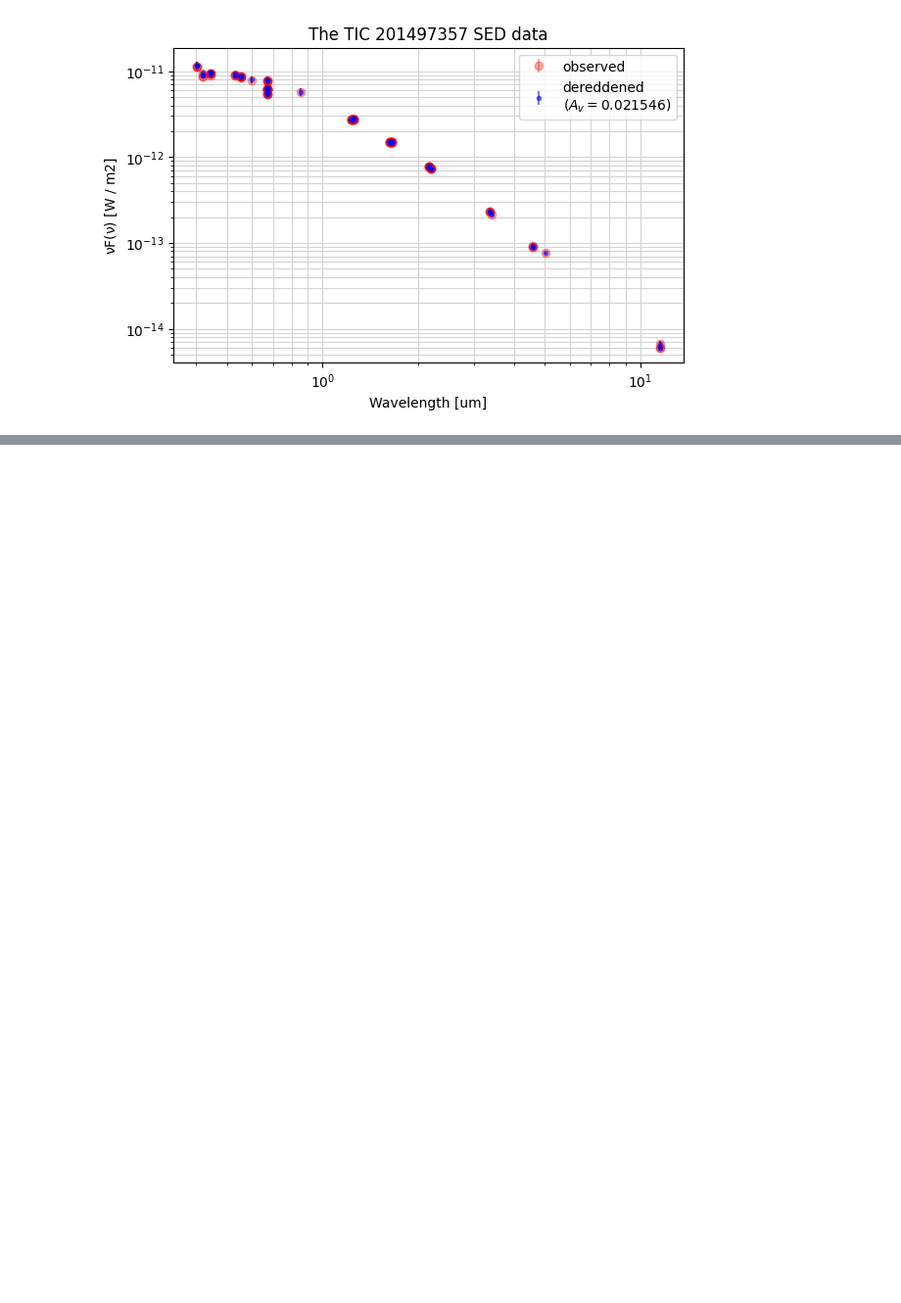
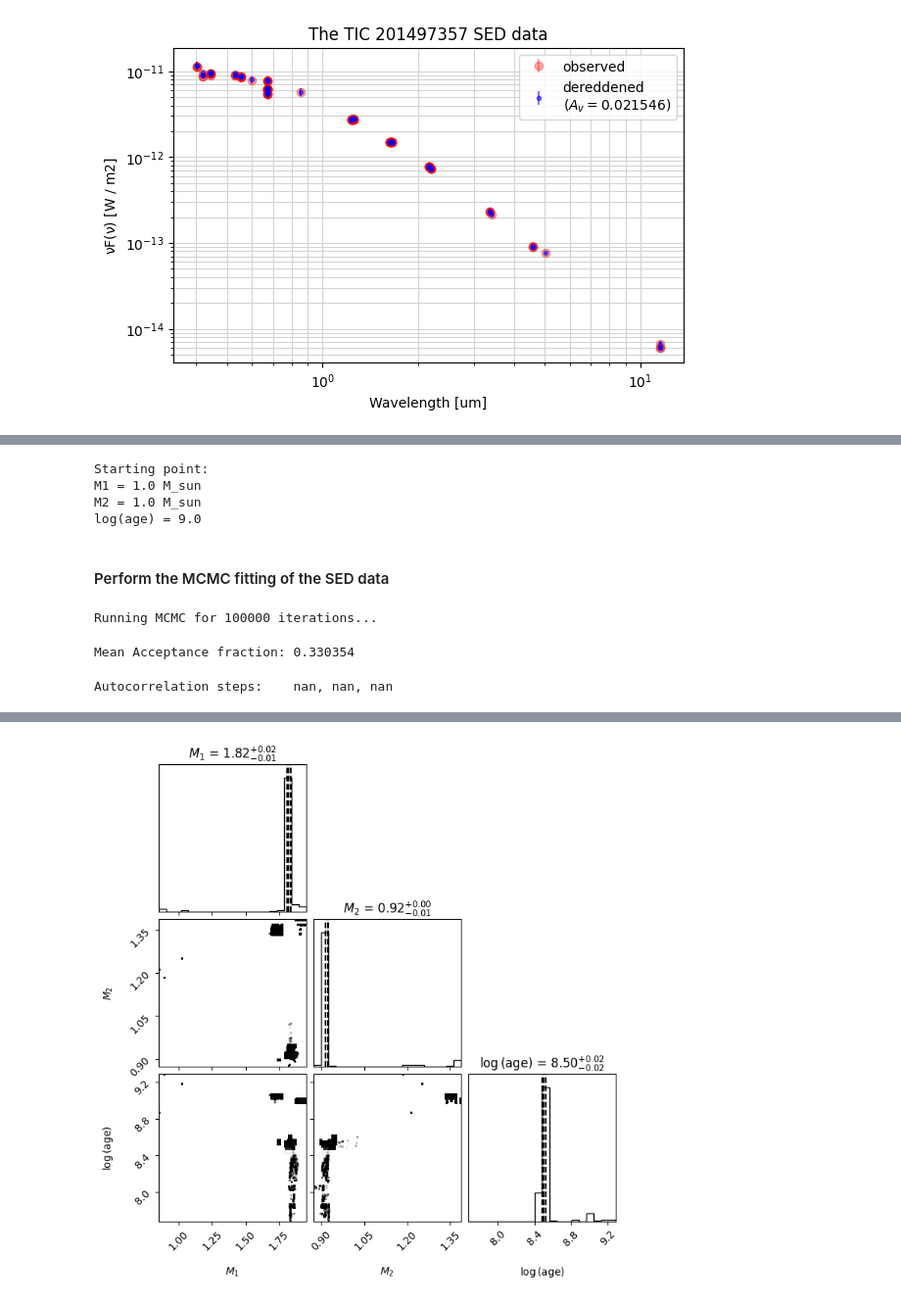
Before and after one commit to SteveOv/modebs, a Jupyter notebook: quick-fit.ipynb, the cells around one changed output, grey strips where cells are left out. Shown at 98% size. Drawn from its saved outputs; the diff is of its cells as text; code cells hidden in the pictures; blank space fills up the shorter version.

Commit message:
added basic MCMC fitting for M1, M2 and log(age)

```diff
--- a/quick-fit.ipynb
+++ b/quick-fit.ipynb
@@ -524 +533,13 @@ lambda over [ 0.25  19.999] um, Teff over [ 2300. 12000.] K and logg over [0. 6.
+# %%
+def newera_model(x, Teff1, Teff2, logg1, logg2):
+    def newera_spectrum(teff, logg):
+        # Find the rows with the nearest Teff
+        teff_best_diff = teff - ne_table["teff"][np.argmin(np.abs(ne_table["teff"] - teff))]
+        teff_mask = (ne_table["teff"] + teff_best_diff == teff) \
+                    | (ne_table["teff"] - teff_best_diff == teff)
+
+        # And select the row with the nearest logg
+        row = ne_table[teff_mask][np.argmin(np.abs(ne_table["logg"][teff_mask] - logg))]
+        return row["flux_interp"](x)
+    return ( newera_spectrum(Teff1, logg1), newera_spectrum(Teff2, logg2) )
 # %% [markdown]
@@ -587,0 +611,8 @@ plt.close(fig)
+# %%
+init_M1, init_M2, init_age = 1.0, 1.0, 9.0
+print(f"Starting point:\nM1 = {init_M1} M_sun\nM2 = {init_M2} M_sun\nlog(age) = {init_age}")
+# %% [output]
+Starting point:
+M1 = 1.0 M_sun
+M2 = 1.0 M_sun
+log(age) = 9.0
@@ -587,0 +640,34 @@ plt.close(fig)
+# %% [markdown]
+#### Perform the MCMC fitting of the SED data
+# %%
+with warnings.catch_warnings(category=RuntimeWarning):
+    warnings.filterwarnings("ignore") #, message="(?:.*)invalid value encountered in scalar subtract")
+    with Pool(processes=None) as pool:
+        print(f"Running MCMC for {niters} iterations...")
+        sampler = emcee.EnsembleSampler(nwalkers, ndim, log_prob_fn=mcmc_sed.ln_prob, kwargs=kwargs, pool=pool)
+        state = sampler.run_mcmc(p0, niters, progress=True)
+# %% [output]
+Running MCMC for 100000 iterations...
+# %%
+accept_frac = np.mean(sampler.acceptance_fraction)
+print(f"Mean Acceptance fraction: {accept_frac:.6f}")
+
+try:
+    # autocorrelation time; steps to effectively "forget" start position
+    tau = sampler.get_autocorr_time()
+    print(f"Autocorrelation steps:   ", ", ".join(f"{t:.3f}" for t in tau))
+except AutocorrError as err:
+    print(f"\033[93m\033[1m{err}\033[0m")
+    tau = err.tau
+# %% [output]
+Mean Acceptance fraction: 0.330354
+Autocorrelation steps:    nan, nan, nan
+# %%
+warm_discard = int(np.mean(np.nan_to_num(tau, copy=True, nan=1000))) * 2
+thin = max(1, int(1 / (1-max(accept_frac, 0.1))))
+
+# thin; every nth step from the chain
+samples = sampler.get_chain(discard=warm_discard, thin=thin, flat=True)
+labels = [r"$M_{\rm 1}$", r"$M_{\rm 2}$", r"$\log{({\rm age})}$"]
+fig = corner.corner(samples, show_titles=True, labels=labels, plot_datapoints=True, quantiles=[0.16, 0.5, 0.84])
+# %% [output]
@@ -587,0 +677 @@ plt.close(fig)
+[figure, added]
```
Also changed, not shown: parts of 12 cells of this notebook.
